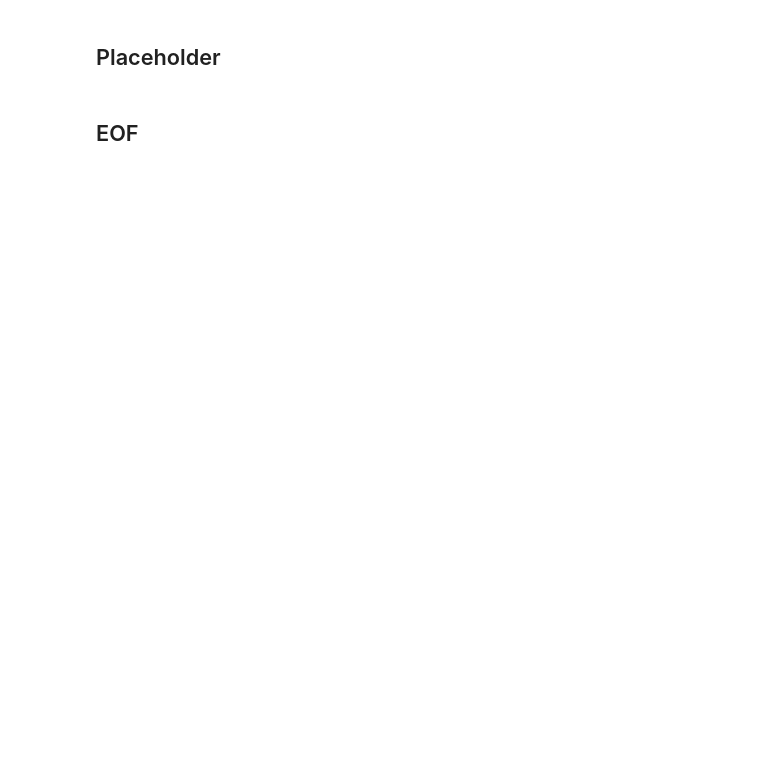
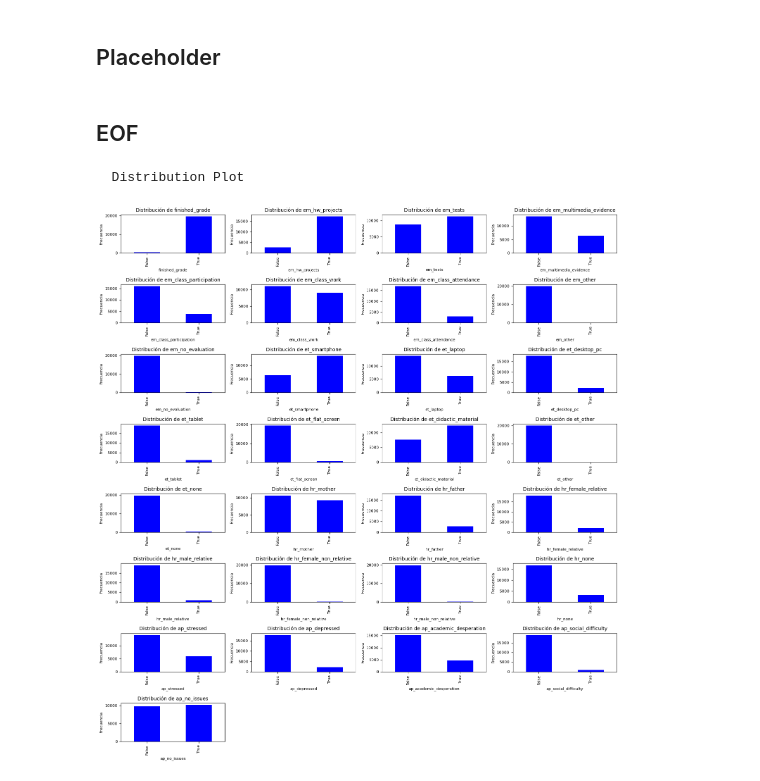
Before and after one commit to Maxkaizo/---_-ML-Zoomcamp-2024, a Jupyter notebook: eda.ipynb, the cells around one changed output. Cells and saved outputs as stored; diff of their text form; code cells hidden in the pictures; blank space fills up the shorter version.

```diff
--- a/eda.ipynb
+++ b/eda.ipynb
@@ -343,3 +439,10 @@ df.describe(include=['bool'])
 | top | True | True | True | False | False | False | ... |
 | freq | 19585 | 17278 | 11247 | 13567 | 16064 | 10988 | ... |
 4 rows × 29 columns
+# %%
+numerical = list(df.select_dtypes(include=['float64', 'int64']).columns)
+categorical = list(df.select_dtypes(include=['object', 'category', 'string']).columns)
+boolean = list(df.select_dtypes(include=['bool']).columns)
+print(numerical)
+print(categorical)
+print(boolean)
@@ -347,3 +454,9 @@ df.describe(include=['bool'])
 ## Placeholder
 # %% [markdown]
 ## EOF
+# %%
+# Llamada a la función con un row_height personalizado
+plot_distribution(df, feature_list=boolean, columns=4, row_height=2)
+# %% [output]
+  Distribution Plot
+[figure, added]
```
Also changed, not shown: parts of 18 cells of this notebook.
